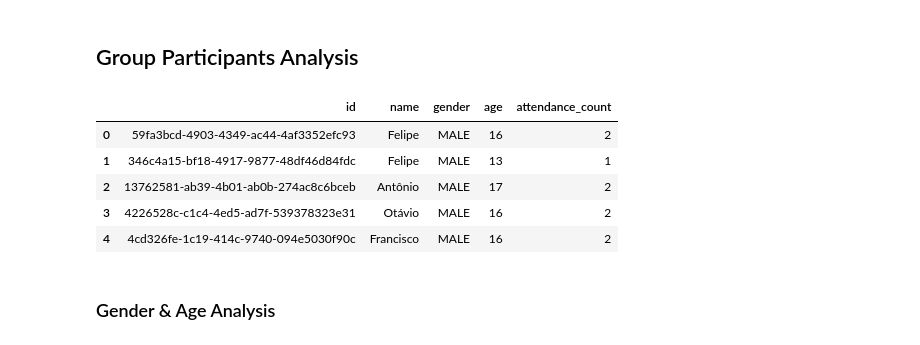
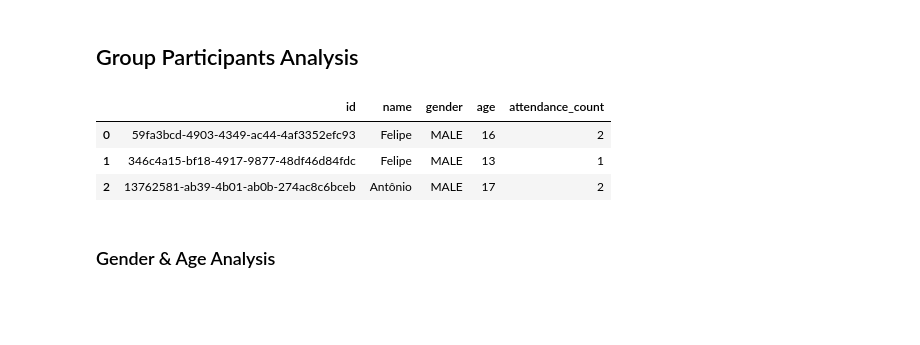
Before and after one commit to YuhanZhou3/ParusyaDA, a Jupyter notebook: analysis.ipynb, the cells around one changed output. Cells and saved outputs as stored; diff of their text form; code cells hidden in the pictures; blank space fills up the shorter version.

```diff
--- a/analysis.ipynb
+++ b/analysis.ipynb
@@ -36,6 +36,9 @@ df = pd.read_sql(query, conn, params=(gname,))
 for col in ["event_time", "checkin_time", "participant_birth"]:
     df[col] = pd.to_datetime(df[col], errors='coerce')
 
+# Adjust time zone
+df['checkin_time'] = df['checkin_time'].dt.tz_localize('UTC').dt.tz_convert('Brazil/East')
+
 # Add age column
 df["participant_age"] = (pd.to_datetime("today") - df["participant_birth"]).dt.days // 365
 
@@ -71,24 +74,22 @@ dtype: object
 # %%
 # all registered participants in the group
 participants = df[["participant_id", "participant_name", "participant_gender", "participant_age"]].drop_duplicates().reset_index(drop=True)
 
 # filtering age out of bound participants
 participants = participants[(participants["participant_age"] > 7) & (participants["participant_age"] < 30)].reset_index(drop=True)
 
 # add attendance count
 attendance = df.groupby("participant_id").size().reset_index(name="attendance_count")
 participants = participants.merge(attendance, on="participant_id", how="left")
 
 # rename columns for better readability
 participants.columns = ["id", "name", "gender", "age", "attendance_count"]
-participants.head()
+participants.head(3)
 # %% [output]
 |  | id | name | gender | age | attendance_count |
 | 0 | 59fa3bcd-4903-4349-ac44-4af3352efc93 | Felipe | MALE | 16 | 2 |
 | 1 | 346c4a15-bf18-4917-9877-48df46d84fdc | Felipe | MALE | 13 | 1 |
 | 2 | 13762581-ab39-4b01-ab0b-274ac8c6bceb | Antônio | MALE | 17 | 2 |
-| 3 | 4226528c-c1c4-4ed5-ad7f-539378323e31 | Otávio | MALE | 16 | 2 |
-| 4 | 4cd326fe-1c19-414c-9740-094e5030f90c | Francisco | MALE | 16 | 2 |
 # %% [markdown]
 ### Gender & Age Analysis
 # %%
```
Also changed, not shown: parts of 15 cells of this notebook.
